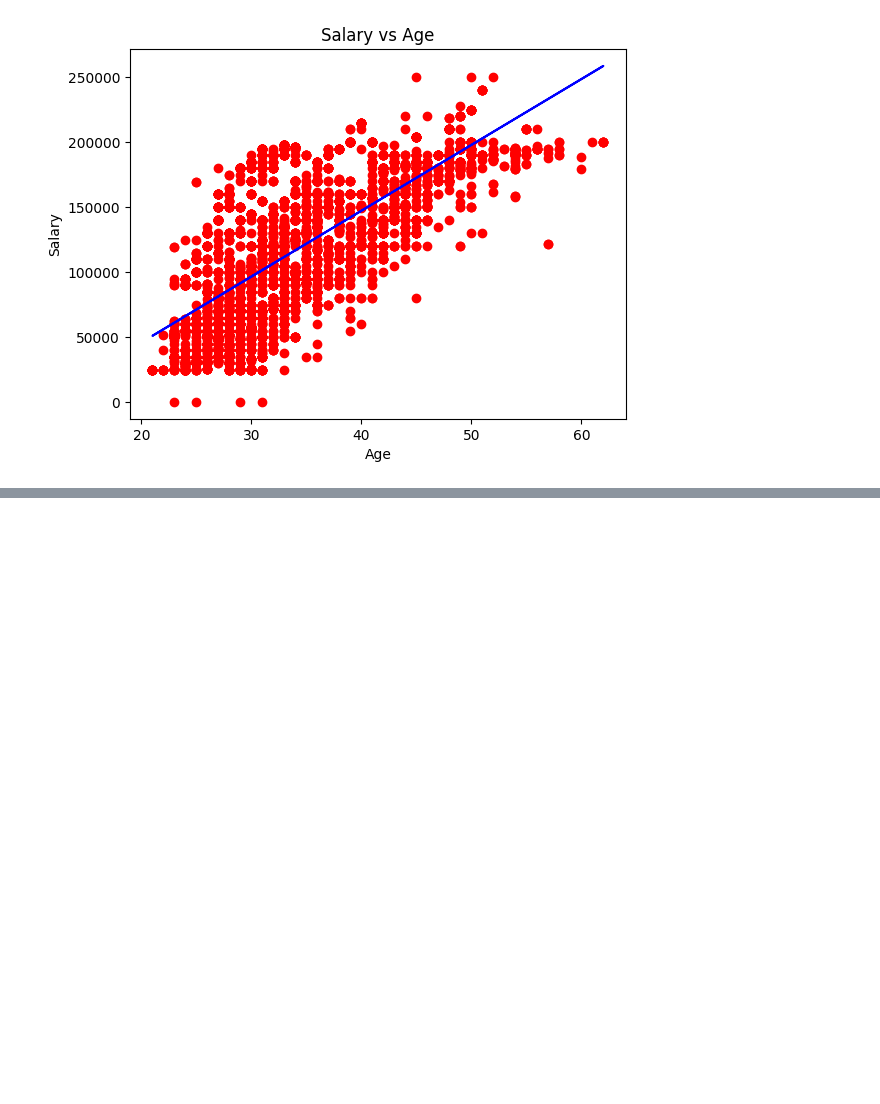
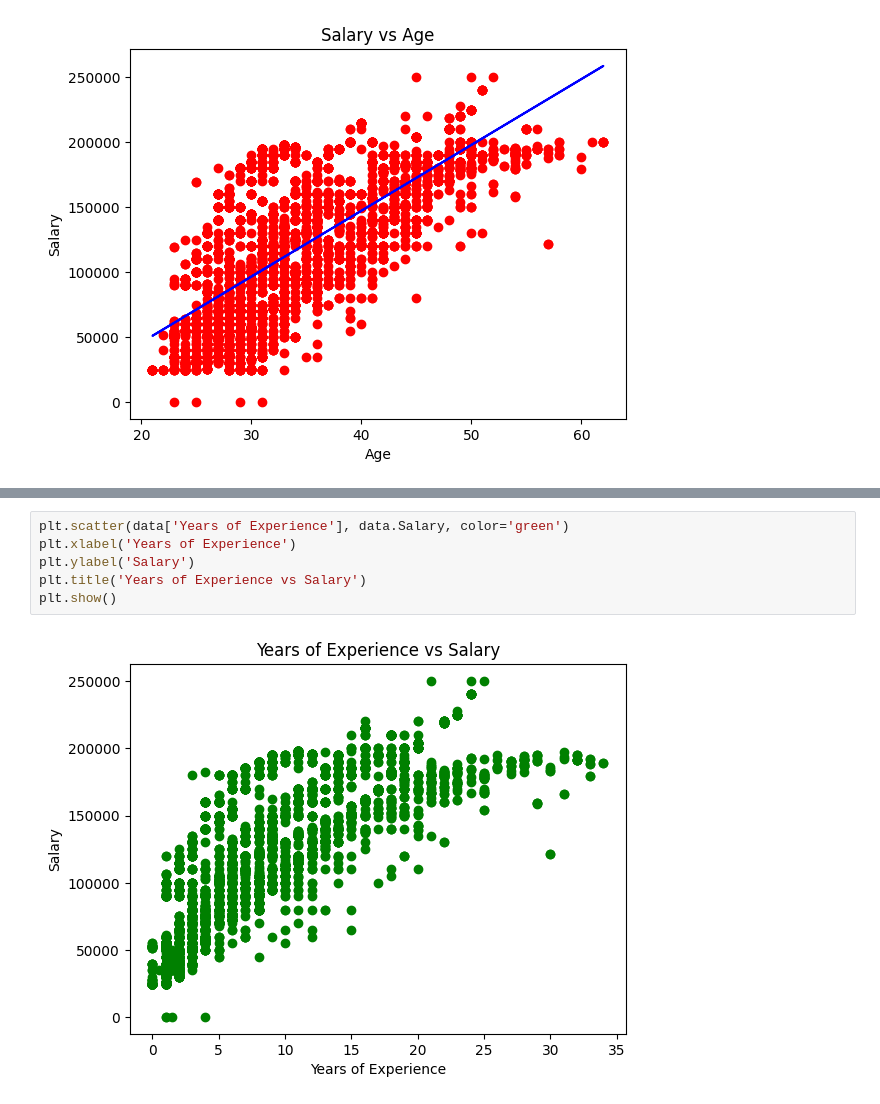
Before and after one commit to tilakpoudel/mds1, a Jupyter notebook: data-science/practice/linear-regression.ipynb, the cells around one changed output, grey strips where cells are left out. Saved outputs shown, nothing was run; the diff lists cells and outputs as text; blank space fills up the shorter version.

```diff
--- a/data-science/practice/linear-regression.ipynb
+++ b/data-science/practice/linear-regression.ipynb
@@ -257,0 +507,8 @@ plt.show()
+# %%
+plt.scatter(data['Years of Experience'], data.Salary, color='green')
+plt.xlabel('Years of Experience')
+plt.ylabel('Salary')
+plt.title('Years of Experience vs Salary')
+plt.show()
+# %% [output]
+[figure, added]
```
Also changed, not shown: parts of 33 cells of this notebook.
